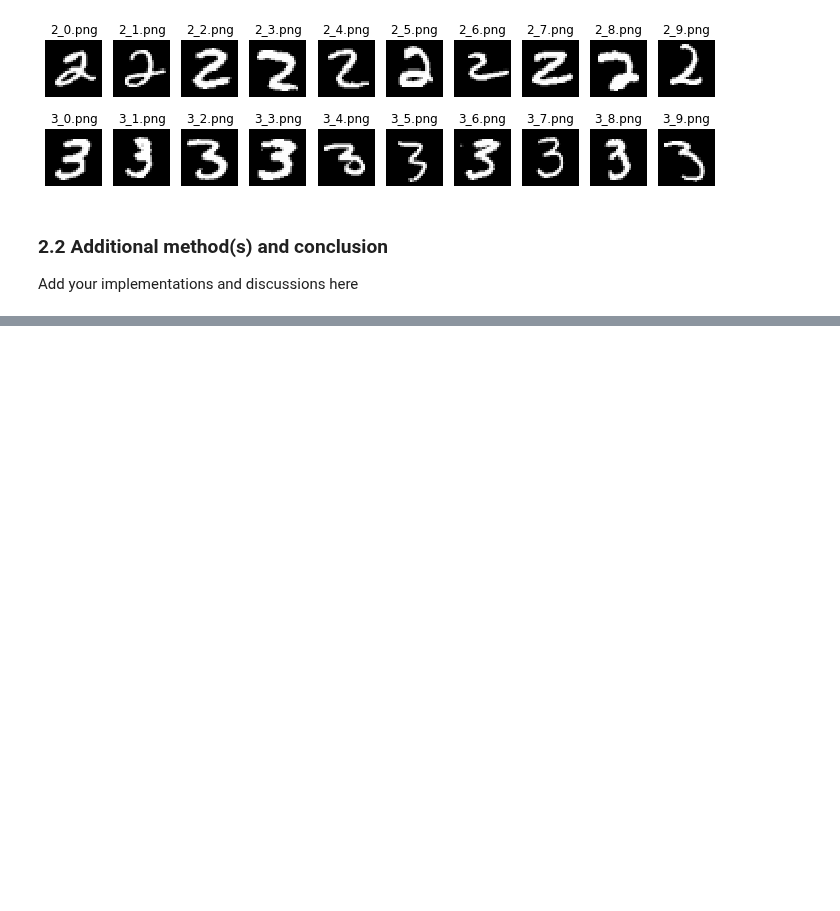
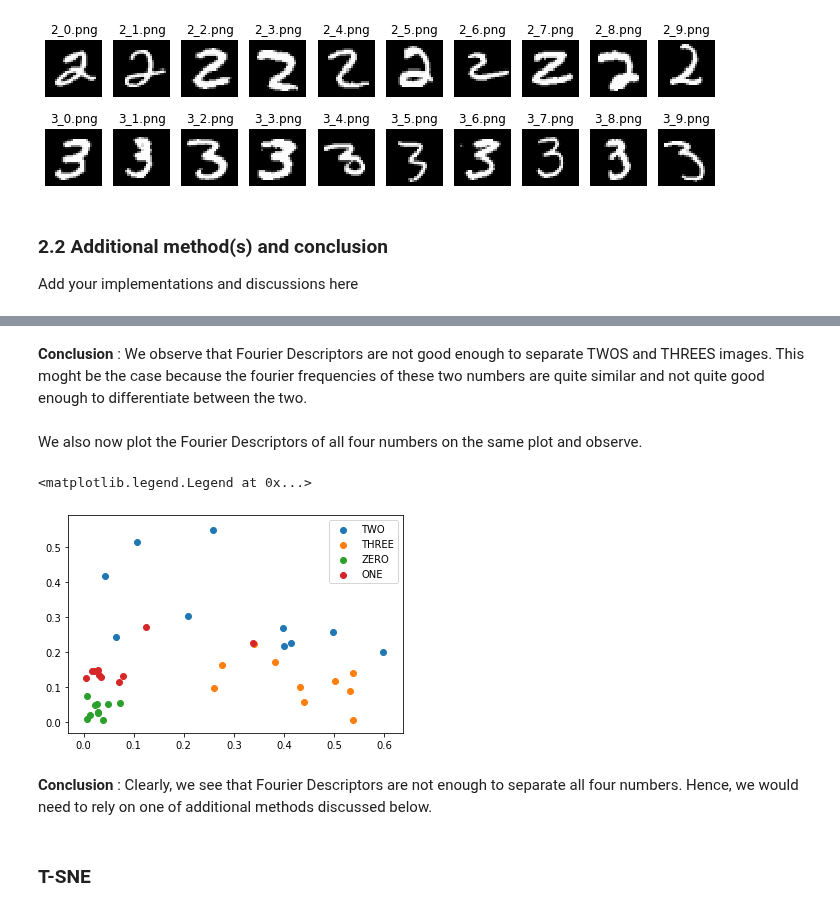
Before and after one commit to dhruti96shah/iapr-2020, a Jupyter notebook: labs/lab_02_object_description_dhruti.ipynb, the cells around one changed output, grey strips where cells are left out. Saved outputs shown, nothing was run; the diff lists cells and outputs as text; code cells hidden in the pictures; blank space fills up the shorter version.

```diff
--- a/labs/lab_02_object_description_dhruti.ipynb
+++ b/labs/lab_02_object_description_dhruti.ipynb
@@ -311,0 +357,59 @@ for im in threes_im:
+# %% [markdown]
+**Conclusion** : We observe that Fourier Descriptors are not good enough to separate TWOS and THREES images. This moght be the case because the fourier frequencies of these two numbers are quite similar and not quite good enough to differentiate between the two.
+# %% [markdown]
+We also now plot the Fourier Descriptors of all four numbers on the same plot and observe.
+# %%
+feature_x_zero = []
+feature_y_zero = []
+feature_x_ones = []
+feature_y_ones = []
+
+for im in zeros_im:
+    tmp = get_contour(pre_process(im))
+    uk = tmp[:,1] + 1j*tmp[:,0]
+    uk_fft = np.fft.fft(uk)
+    norm = (uk_fft[1])
+    feature_x_zero.append(abs(uk_fft[2]/(norm)))
+    feature_y_zero.append(abs(uk_fft[3]/(norm)))
+
+for im in ones_im:
+    tmp = get_contour(pre_process(im))
+    uk = tmp[:,1] + 1j*tmp[:,0]
+    uk_fft = np.fft.fft(uk)
+    norm = (uk_fft[1])
+    feature_x_ones.append(abs(uk_fft[2]/(norm)))
+    feature_y_ones.append(abs(uk_fft[3]/(norm)))
+
+feature_x_two = []
+feature_y_two = []
+feature_x_three = []
+feature_y_three = []
+
+for im in twos_im:
+    tmp = get_contour(pre_process(im))
+    uk = tmp[:,1] + 1j*tmp[:,0]
+    uk_fft = np.fft.fft(uk)
+    norm = (uk_fft[1])
+    feature_x_two.append(abs(uk_fft[2]/(norm)))
+    feature_y_two.append(abs(uk_fft[3]/(norm)))
+
+for im in threes_im:
+    tmp = get_contour(pre_process(im))
+    uk = tmp[:,1] + 1j*tmp[:,0]
+    uk_fft = np.fft.fft(uk)
+    norm = (uk_fft[1])
+    feature_x_three.append(abs(uk_fft[2]/(norm)))
+    feature_y_three.append(abs(uk_fft[3]/(norm)))
+
+plt.scatter(feature_x_two, feature_y_two, label='TWO')
+plt.scatter(feature_x_three, feature_y_three, label='THREE')
+plt.scatter(feature_x_zero, feature_y_zero, label='ZERO')
+plt.scatter(feature_x_ones, feature_y_ones, label='ONE')
+plt.legend()
+# %% [output]
+<matplotlib.legend.Legend at 0x...>
+[figure, added]
+# %% [markdown]
+**Conclusion** : Clearly, we see that Fourier Descriptors are not enough to separate all four numbers. Hence, we would need to rely on one of additional methods discussed below.
+# %% [markdown]
+### T-SNE
```
Also changed, not shown: parts of 13 cells of this notebook.
